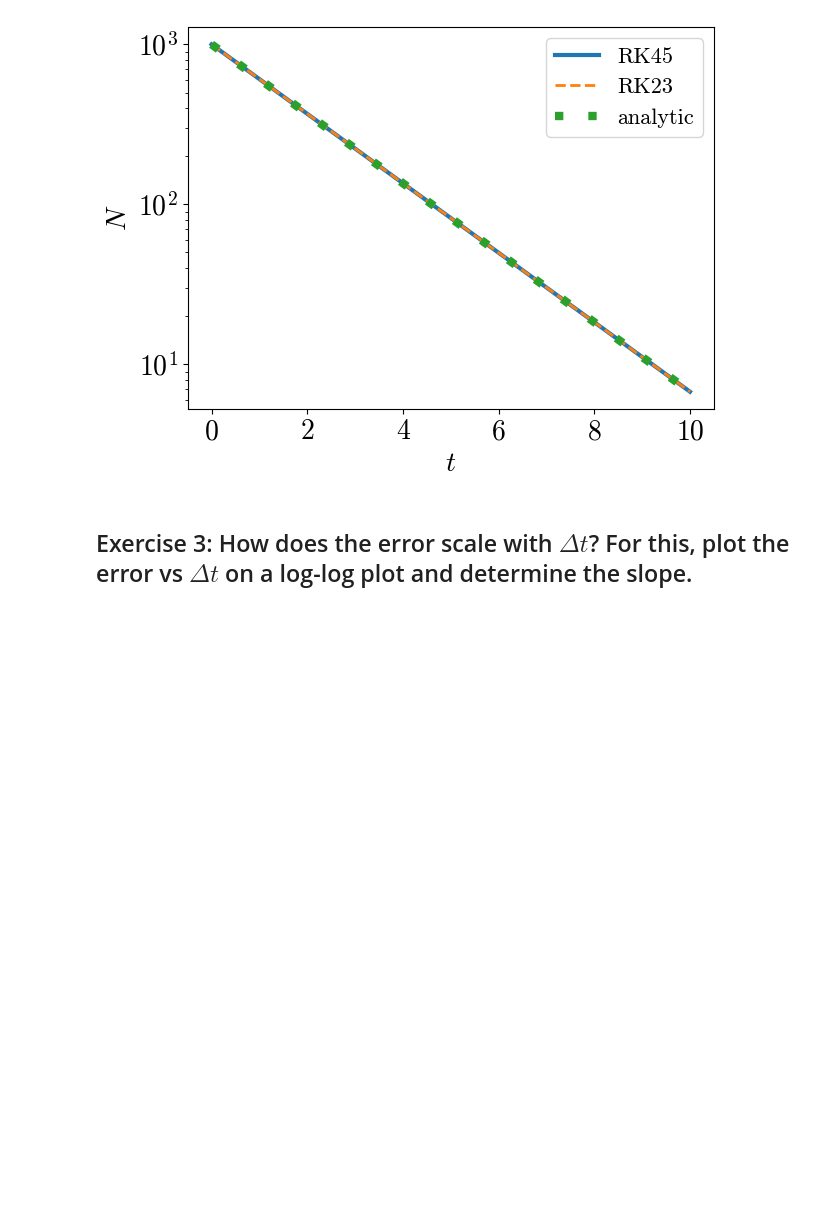
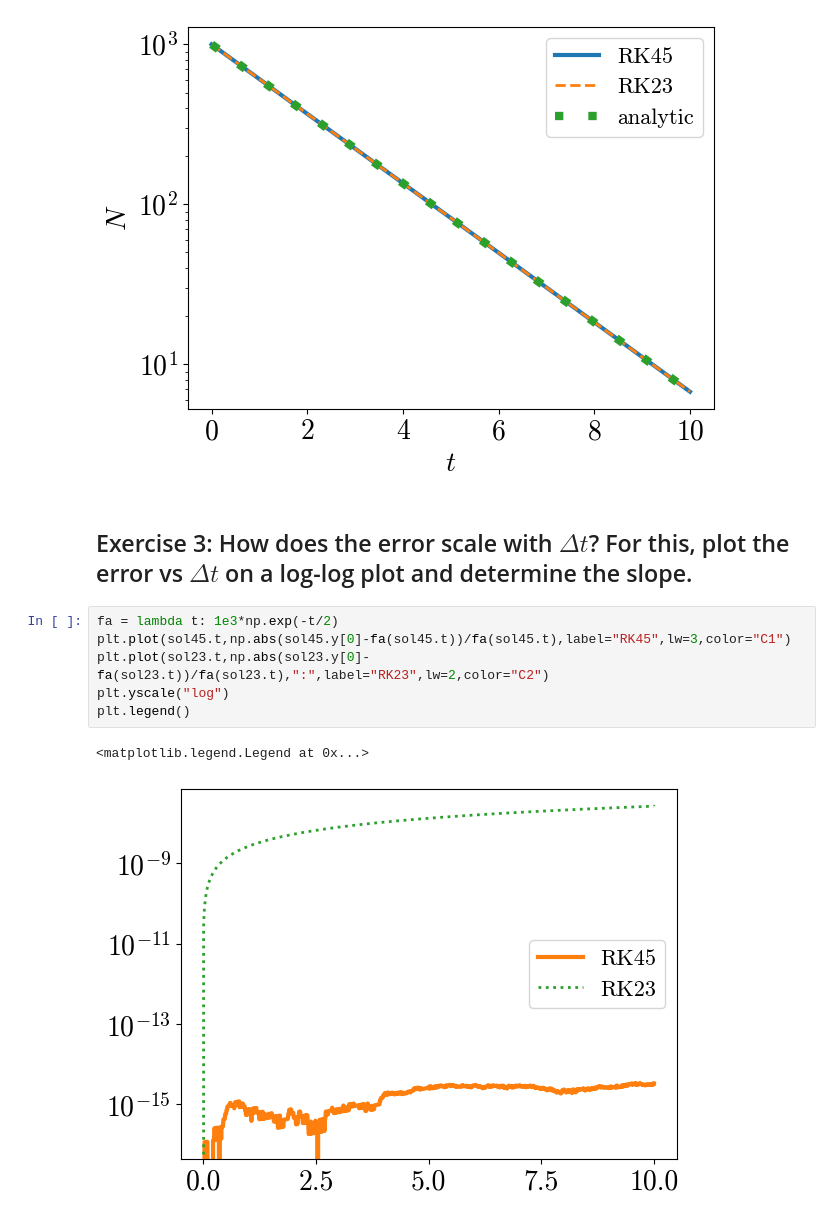
Before and after one commit to atchekho/cofi, a Jupyter notebook: COFI-Tchekhovskoy-ODEs.ipynb, the cells around one changed output. Drawn from its saved outputs; the diff is of its cells as text; blank space fills up the shorter version.

```diff
--- a/COFI-Tchekhovskoy-ODEs.ipynb
+++ b/COFI-Tchekhovskoy-ODEs.ipynb
@@ -91,3 +122,12 @@ plt.savefig("decay.pdf")
 [figure]
 # %% [markdown]
 ## Exercise 3: How does the error scale with $\Delta t$? For this, plot the error vs $\Delta t$ on a log-log plot and determine the slope.
+# %%
+fa = lambda t: 1e3*np.exp(-t/2)
+plt.plot(sol45.t,np.abs(sol45.y[0]-fa(sol45.t))/fa(sol45.t),label="RK45",lw=3,color="C1")
+plt.plot(sol23.t,np.abs(sol23.y[0]-fa(sol23.t))/fa(sol23.t),":",label="RK23",lw=2,color="C2")
+plt.yscale("log")
+plt.legend()
+# %% [output]
+<matplotlib.legend.Legend at 0x...>
+[figure, added]
```
Also changed, not shown: parts of 5 cells of this notebook.
